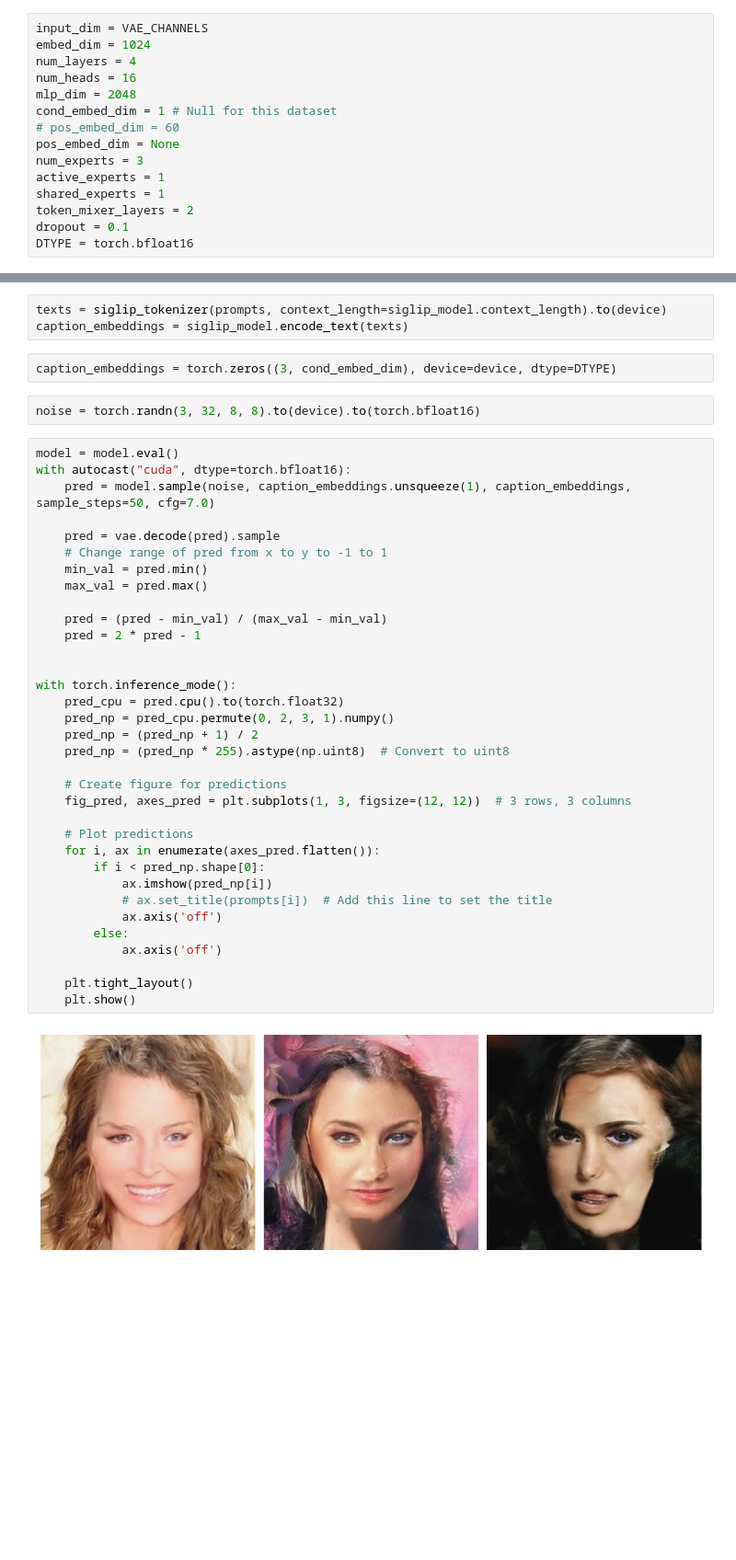
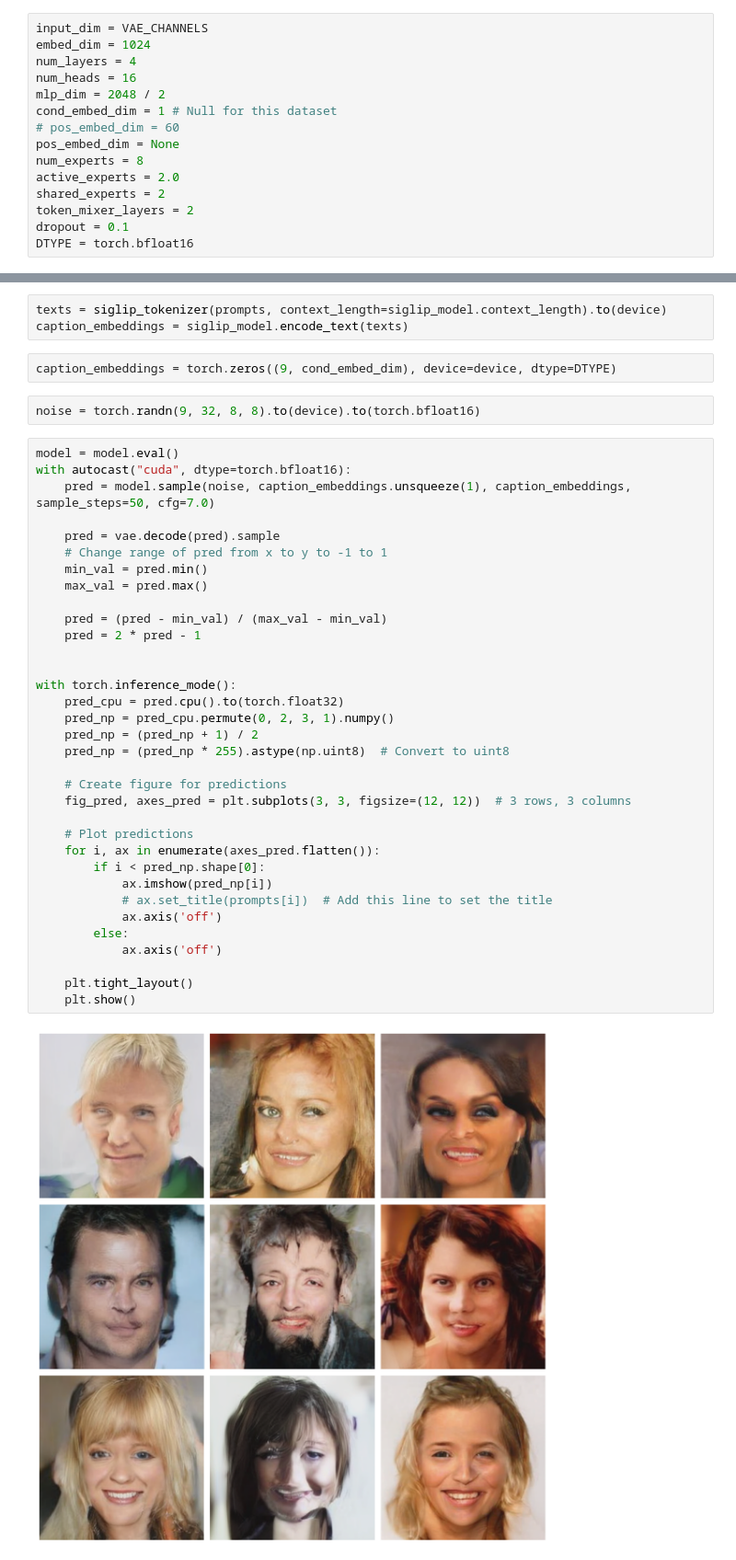
Before and after one commit to geronimi73/reimei, a Jupyter notebook: test_model.ipynb, the cells around one changed output, grey strips where cells are left out. Shown at 92% size. Saved outputs shown, nothing was run; the diff lists cells and outputs as text; blank space fills up the shorter version.

```diff
--- a/test_model.ipynb
+++ b/test_model.ipynb
@@ -27,13 +25,13 @@ input_dim = VAE_CHANNELS
 embed_dim = 1024
 num_layers = 4
 num_heads = 16
-mlp_dim = 2048
+mlp_dim = 2048 / 2
 cond_embed_dim = 1 # Null for this dataset
 # pos_embed_dim = 60
 pos_embed_dim = None
-num_experts = 3
-active_experts = 1
-shared_experts = 1
+num_experts = 8
+active_experts = 2.0
+shared_experts = 2
 token_mixer_layers = 2
 dropout = 0.1
 DTYPE = torch.bfloat16
@@ -72,9 +74,9 @@ prompts = [
 texts = siglip_tokenizer(prompts, context_length=siglip_model.context_length).to(device)
 caption_embeddings = siglip_model.encode_text(texts)
 # %%
-caption_embeddings = torch.zeros((3, cond_embed_dim), device=device, dtype=DTYPE)
+caption_embeddings = torch.zeros((9, cond_embed_dim), device=device, dtype=DTYPE)
 # %%
-noise = torch.randn(3, 32, 8, 8).to(device).to(torch.bfloat16)
+noise = torch.randn(9, 32, 8, 8).to(device).to(torch.bfloat16)
 # %%
 model = model.eval()
 with autocast("cuda", dtype=torch.bfloat16):
@@ -82,32 +84,32 @@ with autocast("cuda", dtype=torch.bfloat16):
 
     pred = vae.decode(pred).sample
     # Change range of pred from x to y to -1 to 1
     min_val = pred.min()
     max_val = pred.max()
 
     pred = (pred - min_val) / (max_val - min_val)
     pred = 2 * pred - 1
 
 
 with torch.inference_mode():
     pred_cpu = pred.cpu().to(torch.float32)
     pred_np = pred_cpu.permute(0, 2, 3, 1).numpy()
     pred_np = (pred_np + 1) / 2
     pred_np = (pred_np * 255).astype(np.uint8)  # Convert to uint8
 
     # Create figure for predictions
-    fig_pred, axes_pred = plt.subplots(1, 3, figsize=(12, 12))  # 3 rows, 3 columns
+    fig_pred, axes_pred = plt.subplots(3, 3, figsize=(12, 12))  # 3 rows, 3 columns
 
     # Plot predictions
     for i, ax in enumerate(axes_pred.flatten()):
         if i < pred_np.shape[0]:
             ax.imshow(pred_np[i])
             # ax.set_title(prompts[i])  # Add this line to set the title
             ax.axis('off')
         else:
             ax.axis('off')
 
     plt.tight_layout()
     plt.show()
 # %% [output]
-[figure, old version]
+[figure, new version]
```
Also changed, not shown: parts of 2 cells of this notebook, 8 other files.
